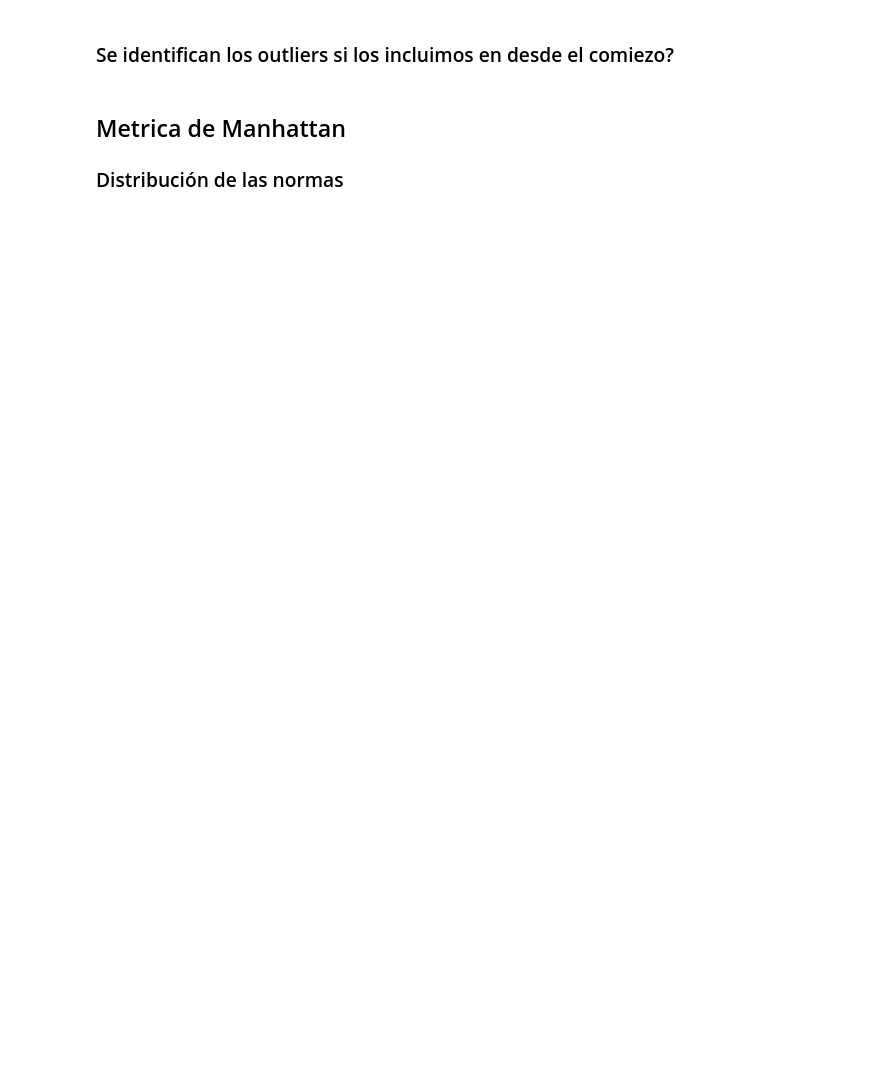
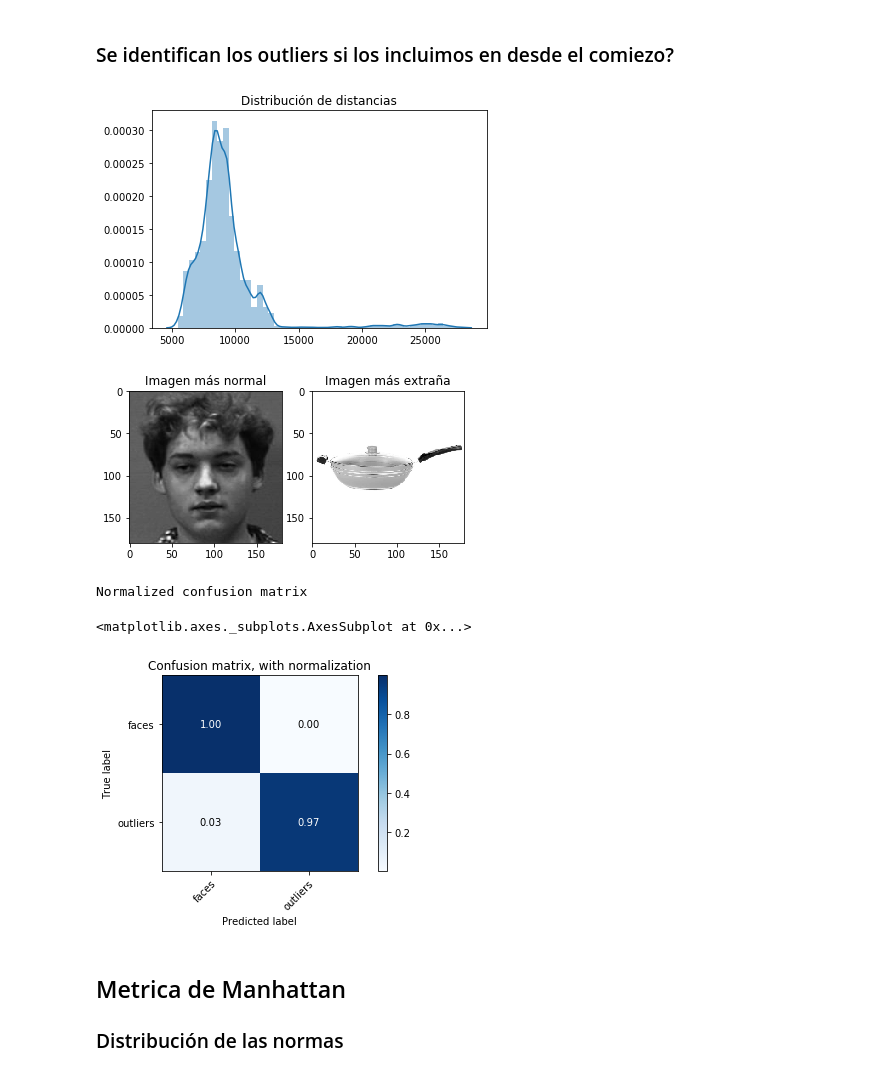
Before and after one commit to BaoxiticDC/Proyecto_Integrador1, a Jupyter notebook: Entrega1.ipynb, the cells around one changed output. Cells and saved outputs as stored; diff of their text form; code cells hidden in the pictures; blank space fills up the shorter version.

Commit message:
add conf matrix

```diff
--- a/Entrega1.ipynb
+++ b/Entrega1.ipynb
@@ -65,7 +65,7 @@ from sklearn.metrics import confusion_matrix
 from sklearn.utils.multiclass import unique_labels
 
 def plot_confusion_matrix(y_true, y_pred, classes,
-                          normalize=False,
+                          normalize=True,
                           title=None,
                           cmap=plt.cm.Blues):
     """
@@ -88,7 +88,7 @@ def plot_confusion_matrix(y_true, y_pred, classes,
     else:
         print('Confusion matrix, without normalization')
 
-    print(cm)
+    #print(cm)
 
     fig, ax = plt.subplots()
     im = ax.imshow(cm, interpolation='nearest', cmap=cmap)
@@ -229,35 +236,38 @@ plt.show()
 ### Se identifican los outliers si los incluimos en desde el comiezo?
 # %%
 cero=np.mean(data_set_aum, axis=0)
-distances=[]
-for image in range(data_set_aum.shape[0]):
-    #print(image)
-    distances.append(directed_hausdorff(cero,data_set_aum[image,:,:])[0])
+distances=np.linalg.norm(data_set_aum-cero, ord=None, axis=(1,2), keepdims=False)
 
 sns.distplot(distances)
 plt.title('Distribución de distancias')
 plt.show()
 
 orden=np.argsort(np.array(distances))
 
 fig, axs = plt.subplots(nrows=1, ncols=2)
 axs[0].imshow(data_set_aum[orden[0],:,:], cmap = plt.cm.gray) #check
 axs[0].set_title('Imagen más normal')
 #plt.show()
 
 axs[1].imshow(data_set_aum[orden[-1],:,:], cmap = plt.cm.gray) #check
 axs[1].set_title('Imagen más extraña')
 plt.show()
 
 pred_outliers=orden[data_set.shape[0]:]
 
 real_faces=np.repeat(0,data_set.shape[0])
 real_out=np.repeat(1,data_set_out.shape[0])
 real=np.append(real_faces,real_out)
 pred=np.repeat(0,data_set_aum.shape[0])
 pred[pred_outliers]=1
 plot_confusion_matrix(real,pred, classes=['faces','outliers'],
-                      title='Confusion matrix, without normalization')
+                      title='Confusion matrix, with normalization')
+# %% [output]
+[figure, added]
+[figure, added]
+Normalized confusion matrix
+<matplotlib.axes._subplots.AxesSubplot at 0x...>
+[figure, added]
 # %% [markdown]
 ## Metrica de Manhattan
 
```
Also changed, not shown: parts of 9 cells of this notebook.
